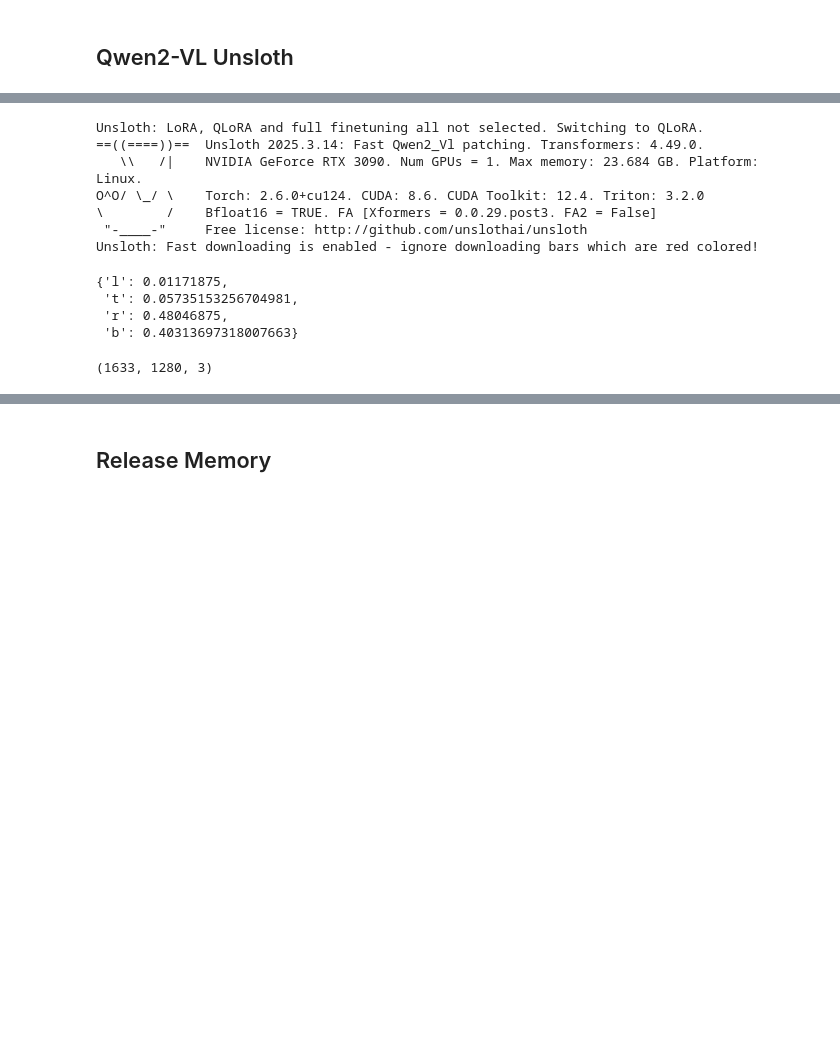
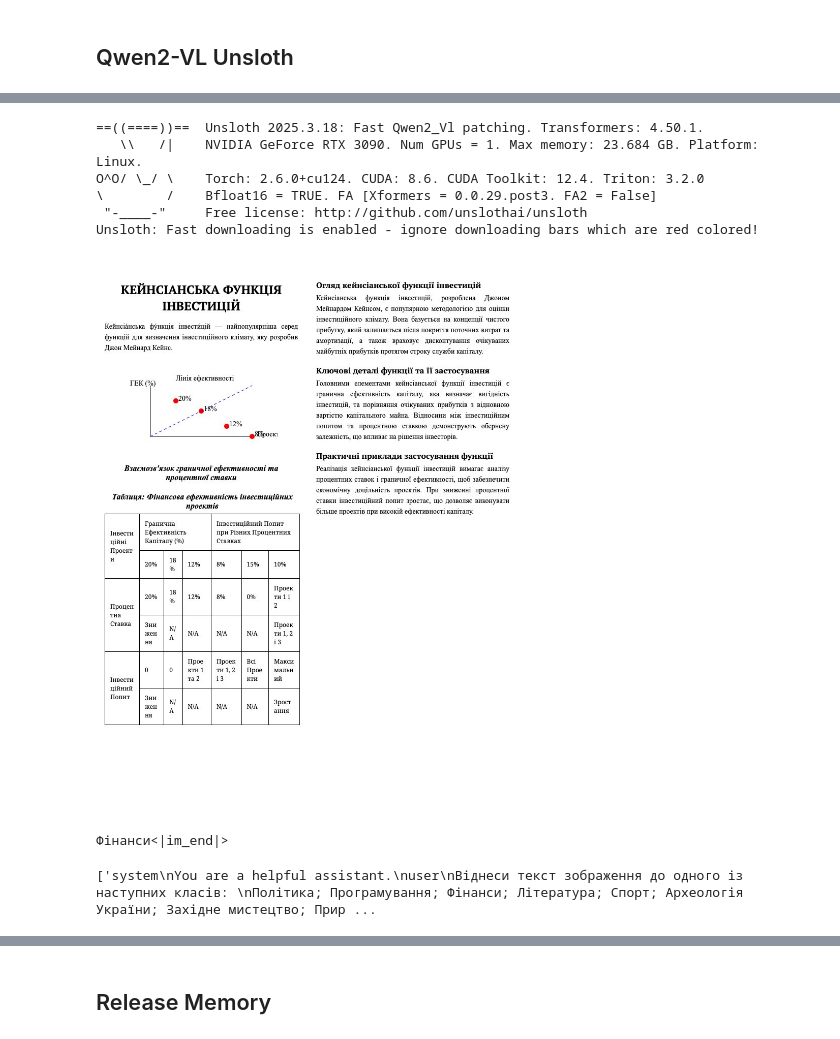
Before and after one commit to ansu0122/ucu-mt, a Jupyter notebook: src/doclab.ipynb, the cells around one changed output, grey strips where cells are left out. Saved outputs shown, nothing was run; the diff lists cells and outputs as text; code cells hidden in the pictures; blank space fills up the shorter version.

````diff
--- a/src/doclab.ipynb
+++ b/src/doclab.ipynb
@@ -261,12 +89,11 @@ Please restructure your imports with 'import unsloth' at the top of your file.
 # %%
 model, tokenizer = FastVisionModel.from_pretrained(
     "unsloth/Qwen2-VL-7B-Instruct",
-    load_in_4bit = False, # Use 4bit to reduce memory use. False for 16bit LoRA.
+    load_in_4bit = True, # Use 4bit to reduce memory use. False for 16bit LoRA.
     use_gradient_checkpointing = "unsloth", # True or "unsloth" for long context
 )
 # %% [output]
-Unsloth: LoRA, QLoRA and full finetuning all not selected. Switching to QLoRA.
-==((====))==  Unsloth 2025.3.14: Fast Qwen2_Vl patching. Transformers: 4.49.0.
+==((====))==  Unsloth 2025.3.18: Fast Qwen2_Vl patching. Transformers: 4.50.1.
    \\   /|    NVIDIA GeForce RTX 3090. Num GPUs = 1. Max memory: 23.684 GB. Platform: Linux.
 O^O/ \_/ \    Torch: 2.6.0+cu124. CUDA: 8.6. CUDA Toolkit: 12.4. Triton: 3.2.0
 \        /    Bfloat16 = TRUE. FA [Xformers = 0.0.29.post3. FA2 = False]
@@ -277,7 +101,0 @@ image = example.get("image")
-# %%
-example.get("grounding")[0]['box']
-# %% [output]
-{'l': 0.01171875,
- 't': 0.05735153256704981,
- 'r': 0.48046875,
- 'b': 0.40313697318007663}
@@ -287,4 +102,53 @@ img = np.array(image)
-# %%
-img.shape
-# %% [output]
-(1633, 1280, 3)
+# %%
+image = dataset[-10]["image"].convert("RGB")
+image
+# %% [output]
+[figure, added]
+# %%
+FastVisionModel.for_inference(model) # Enable for inference!
+
+image = dataset[-10]["image"].convert("RGB")
+# instruction = "Витягни текст кожного розділу послідовно"
+
+# instruction = 'Витягни заголовки і текст розділів документу в порядку їх прочитання.\nВитягни таблицю з даними в форматі HTML.\n\nПоверни результат у форматі JSON згідно з цією схемою:\nThe output should be formatted as a JSON instance that conforms to the JSON schema below.\n\nAs an example, for the schema {"properties": {"foo": {"title": "Foo", "description": "a list of strings", "type": "array", "items": {"type": "string"}}}, "required": ["foo"]}\nthe object {"foo": ["bar", "baz"]} is a well-formatted instance of the schema. The object {"properties": {"foo": ["bar", "baz"]}} is not well-formatted.\n\nHere is the output schema:\n```\n{"properties": {"text": {"description": "Заголовки і вміст текстових розділів документу", "title": "Text", "type": "string"}, "titles": {"description": "Список заголовків текстових розділів, таблиці та графіку", "items": {}, "title": "Titles", "type": "array"}, "table": {"description": "Таблиця з даними в форматі HTML", "title": "Table", "type": "string"}}, "required": ["text", "titles", "table"]}\n```Поверни лише валідний JSON без пояснень.'
+
+# instruction = "Витягни текст кожного розділу послідовно"
+
+# instruction = "Витягни **назви** для усіх розділів документу, таблиці і графіку **в порядку прочитання**."
+
+instruction = "Віднеси текст зображення до одного із наступних класів: \n"\
+     "Політика; Програмування; Фінанси; Література; Спорт; Археологія України; Західне мистецтво; Природні ресурси; Космос; Економіка.\n"\
+     "Відповідай лише назвою класу."
+
+messages = [
+    {"role": "user", "content": [
+        {"type": "image"},
+        {"type": "text", "text": instruction}
+    ]}
+]
+input_text = tokenizer.apply_chat_template(messages, add_generation_prompt = True)
+inputs = tokenizer(
+    image,
+    input_text,
+    add_special_tokens = False,
+    return_tensors = "pt",
+).to("cuda")
+
+from transformers import TextStreamer
+text_streamer = TextStreamer(tokenizer, skip_prompt = True)
+output = model.generate(**inputs, streamer = text_streamer, max_new_tokens = 4096,
+                   use_cache = False, temperature = 1.0, min_p = 0.1)
+
+
+
+# output = model.generate(**inputs, max_new_tokens = 4096,
+#                    use_cache = True, temperature = 1.0, min_p = 0.9)
+# decoded = tokenizer.batch_decode(output, skip_special_tokens=True, clean_up_tokenization_spaces=True)
+# decoded
+# %% [output]
+Фінанси<|im_end|>
+# %%
+decoded = tokenizer.batch_decode(output, skip_special_tokens=True, clean_up_tokenization_spaces=True)
+decoded
+# %% [output]
+['system\nYou are a helpful assistant.\nuser\nВіднеси текст зображення до одного із наступних класів: \nПолітика; Програмування; Фінанси; Література; Спорт; Археологія України; Західне мистецтво; Прир ...
````
Also changed, not shown: parts of 35 cells of this notebook, 10 other files.
